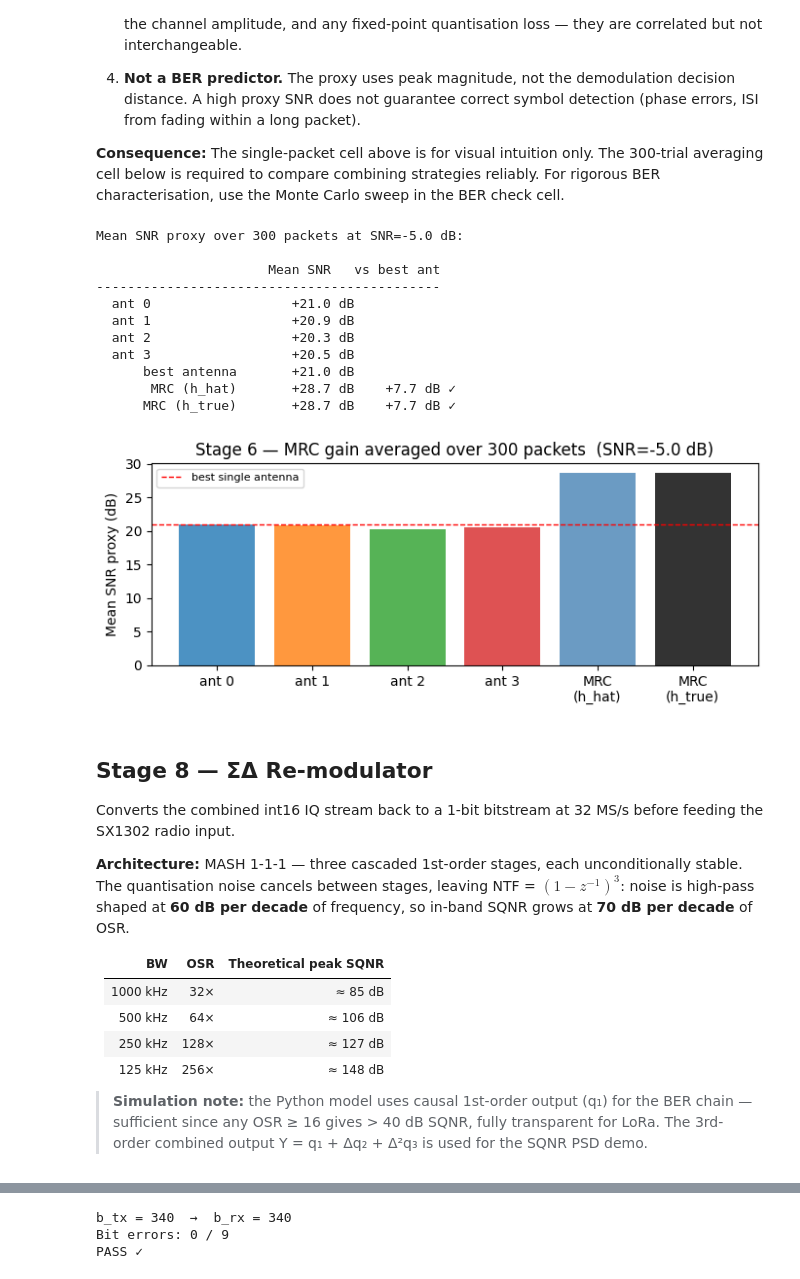
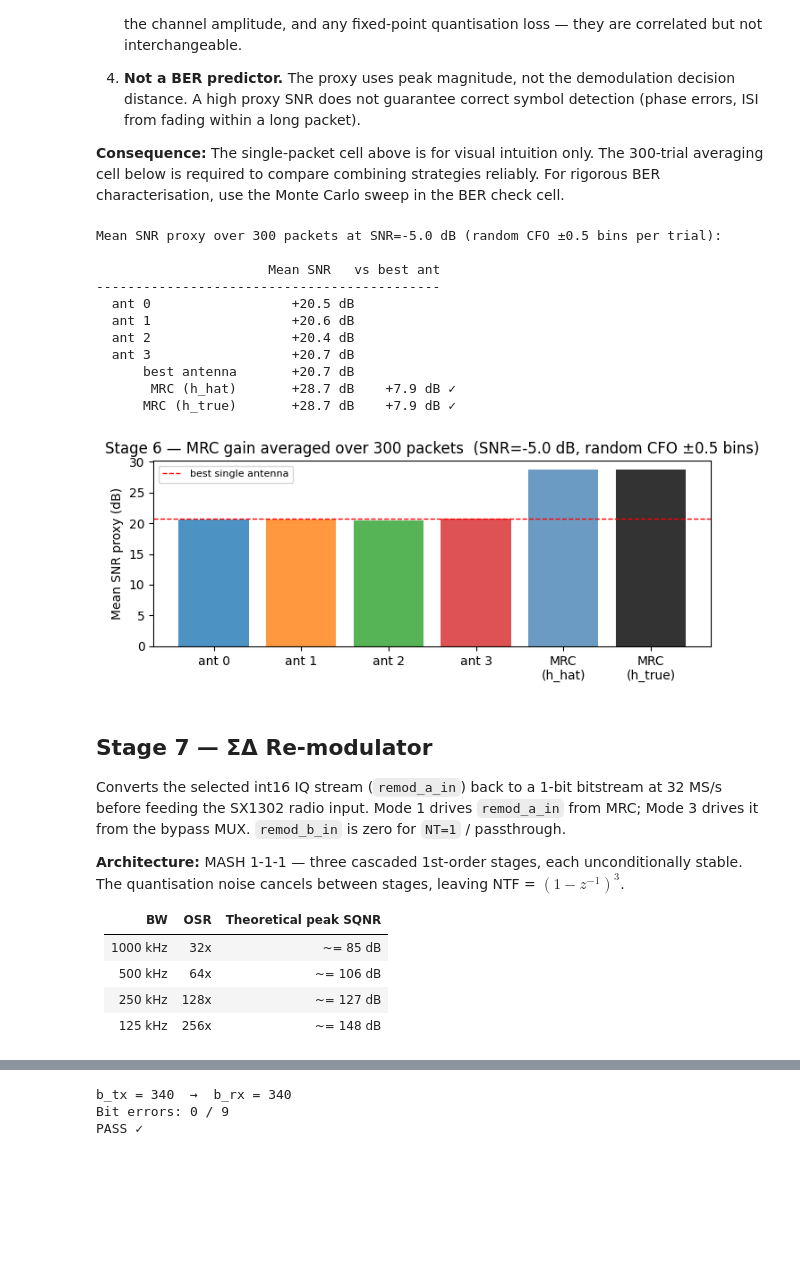
Before and after one commit to Sheffield-Chip-Design-Team/chipathon-2026, a Jupyter notebook: lora-mimo/sim/notebooks/01_dsp_chain_walkthrough.ipynb, the cells around one changed output, grey strips where cells are left out. Cells and saved outputs as stored; diff of their text form; code cells hidden in the pictures; blank space fills up the shorter version.

```diff
--- a/lora-mimo/sim/notebooks/01_dsp_chain_walkthrough.ipynb
+++ b/lora-mimo/sim/notebooks/01_dsp_chain_walkthrough.ipynb
@@ -823,8 +1010,9 @@ This is a useful sanity check but has several known limitations:
 
 **Consequence:** The single-packet cell above is for visual intuition only. The 300-trial averaging cell below is required to compare combining strategies reliably. For rigorous BER characterisation, use the Monte Carlo sweep in the BER check cell.
 # %%
-# Single-packet SNR proxy has high variance at low SNR (noise floor from only M-1=127 bins).
-# Average over N_TRIALS packets to get a stable estimate.
+# Single-packet SNR proxy has high variance at low SNR (noise floor from only M-1 bins).
+# Average over N_TRIALS packets with random CFO per trial (uniform ±0.5 bins,
+# representative of TCXO drift) to test estimate_channel's RCTSL robustness.
 N_TRIALS = 300
 n_vec = np.arange(M)
 
@@ -833,14 +1021,21 @@ snr_trials['est']   = []
 snr_trials['ideal'] = []
 
 for _ in range(N_TRIALS):
-    b_i  = int(rng.integers(0, M))
-    s_i  = modulate(b_i, M)
-    h_i  = rayleigh_coefficients(NR)
-    rx_i = np.stack([apply_channel(s_i, h_i[j], N0) for j in range(NR)])
+    b_i   = int(rng.integers(0, M))
+    s_i   = modulate(b_i, M)
+    h_i   = rayleigh_coefficients(NR)
+    # Payload: no CFO (channel coefficient is what matters for MRC)
+    rx_i  = np.stack([apply_channel(s_i, h_i[j], N0) for j in range(NR)])
 
-    rx_pre_i = np.stack([apply_channel(np.tile(upchirp(M), N_PREAMBLE), h_i[j], N0)
-                          for j in range(NR)])
-    h_hat_i, N0_i = cb.correlate(rx_pre_i, upchirp(M))
+    # Preamble: random fractional CFO — estimate_channel uses RCTSL to correct
+    k_cfo_i = rng.uniform(-0.5, 0.5)
+    preamble_i   = np.tile(upchirp(M), N_PREAMBLE)
+    n_pre_i      = np.arange(len(preamble_i))
+    preamble_cfo_i = preamble_i * np.exp(1j * 2 * np.pi * k_cfo_i * n_pre_i / M)
+    rx_pre_i = np.stack([apply_channel(preamble_cfo_i, h_i[j], N0) for j in range(NR)])
+
+    h_hat_i  = estimate_channel(rx_pre_i, M, N_PREAMBLE)   # RCTSL auto-corrects CFO
+    N0_i     = max(1e-12, np.mean(np.abs(rx_pre_i)**2) - np.mean(np.abs(h_hat_i)**2))
 
     phi_e_i, c_e_i = compute_weights(h_hat_i, N0_i)
     phi_t_i, c_t_i = compute_weights(h_i, N0)
@@ -856,61 +1051,57 @@ for _ in range(N_TRIALS):
         snr_trials[j].append(_snr(rx_i[j]))
     snr_trials['est'].append(_snr(mrc_combine(rx_i, phi_e_i, c_e_i)))
     snr_trials['ideal'].append(_snr(mrc_combine(rx_i, phi_t_i, c_t_i)))
 
 snr_mean = {k: np.mean(v) for k, v in snr_trials.items()}
 snr_best  = max(snr_mean[j] for j in range(NR))
 
-print(f'Mean SNR proxy over {N_TRIALS} packets at SNR={SNR_DB} dB:\n')
+print(f'Mean SNR proxy over {N_TRIALS} packets at SNR={SNR_DB} dB (random CFO ±0.5 bins per trial):\n')
 print(f'  {"":>16}  {"Mean SNR":>10}  {"vs best ant":>12}')
 print('-' * 44)
 for j in range(NR):
     print(f'  ant {j:<12}  {snr_mean[j]:>+10.1f} dB')
 print(f'  {"best antenna":>16}  {snr_best:>+10.1f} dB')
 print(f'  {"MRC (h_hat)":>16}  {snr_mean["est"]:>+10.1f} dB  '
       f'  {snr_mean["est"]-snr_best:>+.1f} dB {"✓" if snr_mean["est"] > snr_best else "✗"}')
 print(f'  {"MRC (h_true)":>16}  {snr_mean["ideal"]:>+10.1f} dB  '
       f'  {snr_mean["ideal"]-snr_best:>+.1f} dB {"✓" if snr_mean["ideal"] > snr_best else "✗"}')
 
 fig, ax = plt.subplots(figsize=(7, 3))
 labels = [f'ant {j}' for j in range(NR)] + ['MRC\n(h_hat)', 'MRC\n(h_true)']
 values = [snr_mean[j] for j in range(NR)] + [snr_mean['est'], snr_mean['ideal']]
 colours = [f'C{j}' for j in range(NR)] + ['steelblue', 'black']
-bars = ax.bar(labels, values, color=colours, alpha=0.8)
+ax.bar(labels, values, color=colours, alpha=0.8)
 ax.axhline(snr_best, color='red', lw=1, linestyle='--', label='best single antenna')
 ax.set_ylabel('Mean SNR proxy (dB)')
-ax.set_title(f'Stage 6 — MRC gain averaged over {N_TRIALS} packets  (SNR={SNR_DB} dB)')
+ax.set_title(f'Stage 6 — MRC gain averaged over {N_TRIALS} packets  (SNR={SNR_DB} dB, random CFO ±0.5 bins)')
 ax.legend(fontsize=8)
 plt.tight_layout()
 plt.show()
 # %% [output]
-Mean SNR proxy over 300 packets at SNR=-5.0 dB:
+Mean SNR proxy over 300 packets at SNR=-5.0 dB (random CFO ±0.5 bins per trial):
 
                       Mean SNR   vs best ant
 --------------------------------------------
-  ant 0                  +21.0 dB
-  ant 1                  +20.9 dB
-  ant 2                  +20.3 dB
-  ant 3                  +20.5 dB
-      best antenna       +21.0 dB
-       MRC (h_hat)       +28.7 dB    +7.7 dB ✓
-      MRC (h_true)       +28.7 dB    +7.7 dB ✓
+  ant 0                  +20.5 dB
+  ant 1                  +20.6 dB
+  ant 2                  +20.4 dB
+  ant 3                  +20.7 dB
+      best antenna       +20.7 dB
+       MRC (h_hat)       +28.7 dB    +7.9 dB ✓
+      MRC (h_true)       +28.7 dB    +7.9 dB ✓
-[figure, old version]
+[figure, new version]
 # %% [markdown]
-## Stage 8 — ΣΔ Re-modulator
+## Stage 7 — ΣΔ Re-modulator
 
-Converts the combined int16 IQ stream back to a 1-bit bitstream at 32 MS/s before feeding the SX1302 radio input.
+Converts the selected int16 IQ stream (`remod_a_in`) back to a 1-bit bitstream at 32 MS/s before feeding the SX1302 radio input. Mode 1 drives `remod_a_in` from MRC; Mode 3 drives it from the bypass MUX. `remod_b_in` is zero for `NT=1` / passthrough.
 
-**Architecture:** MASH 1-1-1 — three cascaded 1st-order stages, each unconditionally stable.
-The quantisation noise cancels between stages, leaving NTF = $(1-z^{-1})^3$:
-noise is high-pass shaped at **60 dB per decade** of frequency, so in-band SQNR grows at **70 dB per decade** of OSR.
+**Architecture:** MASH 1-1-1 — three cascaded 1st-order stages, each unconditionally stable. The quantisation noise cancels between stages, leaving NTF = $(1-z^{-1})^3$.
 
 | BW | OSR | Theoretical peak SQNR |
 | --- | --- | --- |
-| 1000 kHz | 32× | ≈ 85 dB |
-| 500 kHz | 64× | ≈ 106 dB |
-| 250 kHz | 128× | ≈ 127 dB |
-| 125 kHz | 256× | ≈ 148 dB |
-
-> **Simulation note:** the Python model uses causal 1st-order output (q₁) for the BER chain — sufficient since any OSR ≥ 16 gives > 40 dB SQNR, fully transparent for LoRa. The 3rd-order combined output Y = q₁ + Δq₂ + Δ²q₃ is used for the SQNR PSD demo.
+| 1000 kHz | 32x | ~= 85 dB |
+| 500 kHz | 64x | ~= 106 dB |
+| 250 kHz | 128x | ~= 127 dB |
+| 125 kHz | 256x | ~= 148 dB |
 # %%
 from scipy.signal import butter, sosfiltfilt, resample_poly
```
Also changed, not shown: parts of 34 cells of this notebook, 16 other files.
